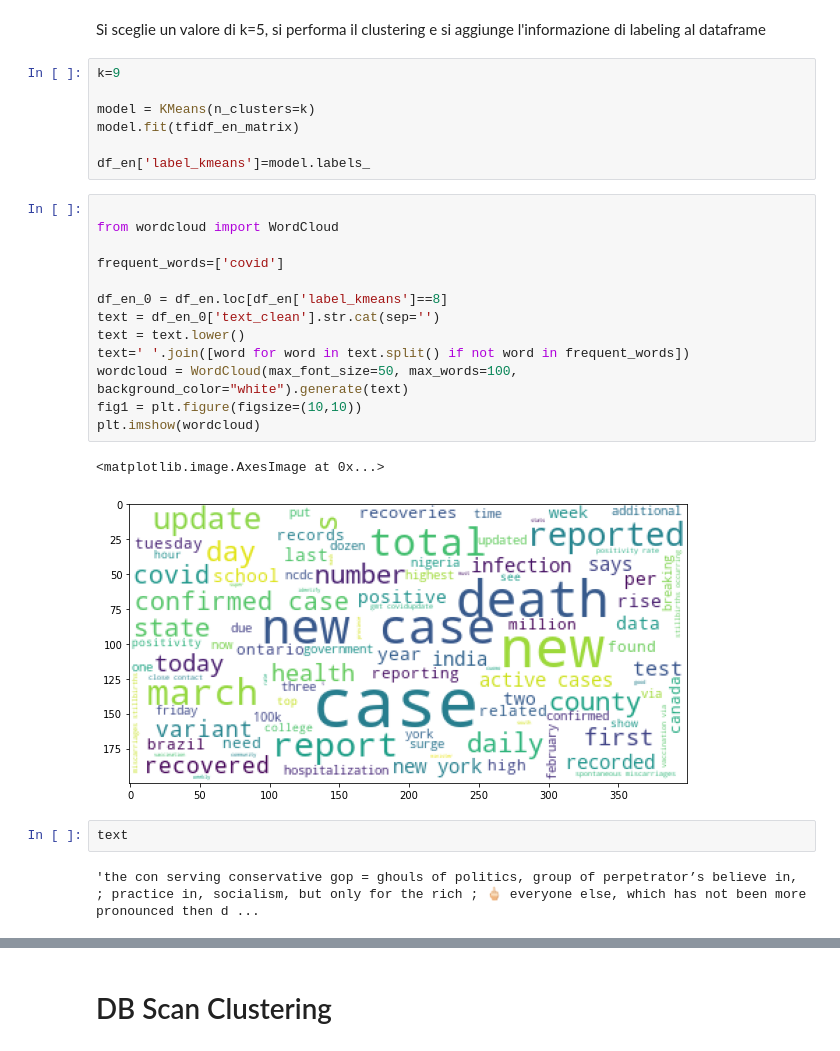
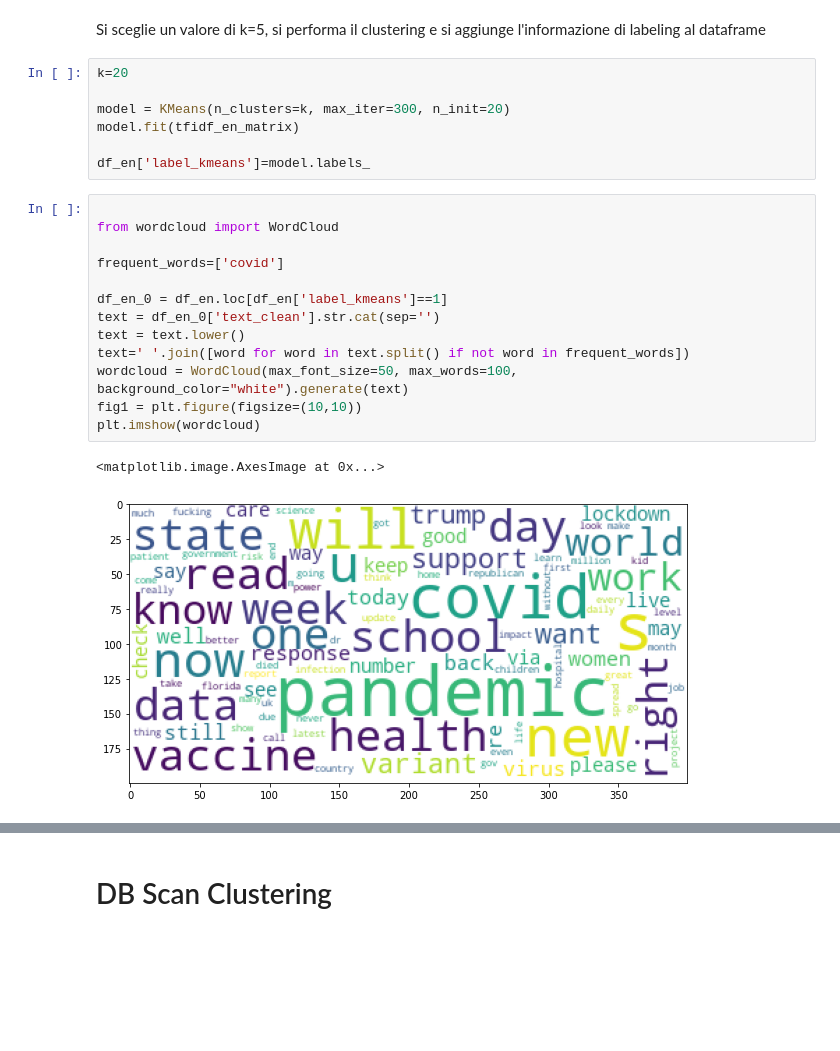
Before and after one commit to giulionenna/Progetto_BI2021, a Jupyter notebook: Mining_notebook.ipynb, the cells around one changed output, grey strips where cells are left out. Drawn from its saved outputs; the diff is of its cells as text; blank space fills up the shorter version.

```diff
--- a/Mining_notebook.ipynb
+++ b/Mining_notebook.ipynb
@@ -355,29 +305,25 @@ SSD
 # %% [markdown]
 Si sceglie un valore di k=5, si performa il clustering e si aggiunge l'informazione di labeling al dataframe
 # %%
-k=9
+k=20
 
-model = KMeans(n_clusters=k)
+model = KMeans(n_clusters=k, max_iter=300, n_init=20)
 model.fit(tfidf_en_matrix)
 
 df_en['label_kmeans']=model.labels_
 # %%
 
 from wordcloud import WordCloud
 
 frequent_words=['covid']
 
-df_en_0 = df_en.loc[df_en['label_kmeans']==8]
+df_en_0 = df_en.loc[df_en['label_kmeans']==1]
 text = df_en_0['text_clean'].str.cat(sep='')
 text = text.lower()
 text=' '.join([word for word in text.split() if not word in frequent_words])
 wordcloud = WordCloud(max_font_size=50, max_words=100, background_color="white").generate(text)
 fig1 = plt.figure(figsize=(10,10))
 plt.imshow(wordcloud)
 # %% [output]
 <matplotlib.image.AxesImage at 0x...>
-[figure, old version]
+[figure, new version]
-# %%
-text
-# %% [output]
-'the con serving conservative gop = ghouls of politics, group of perpetrator’s believe in, ; practice in, socialism, but only for the rich ; 🖕🏻 everyone else, which has not been more pronounced then d ...
```
Also changed, not shown: parts of 16 cells of this notebook, 1 other file.
